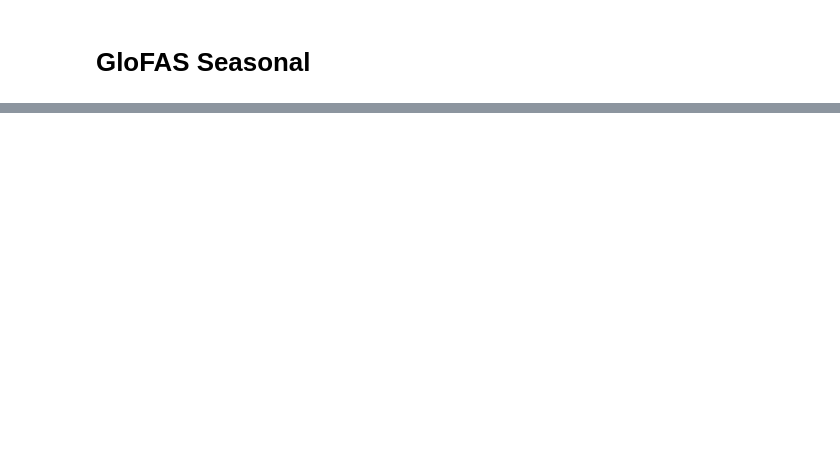
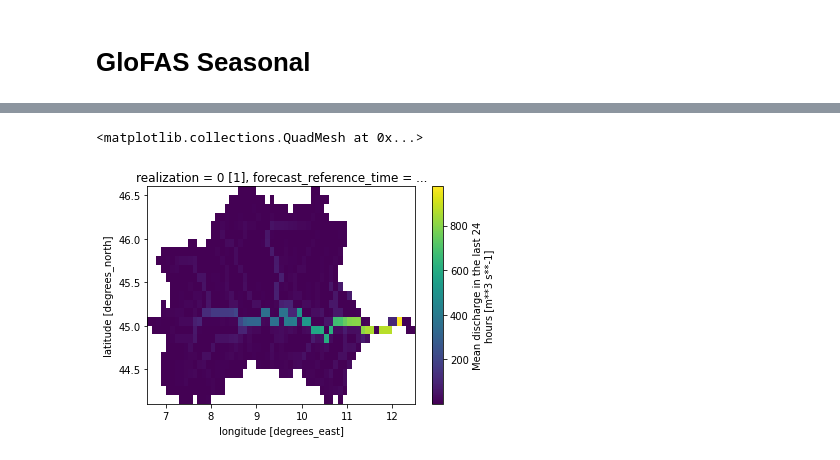
Before and after one commit to iacopoff/climetlab-cems-flood, a Jupyter notebook: docs/source/examples/glofas-seasonal.ipynb, the cells around one changed output, grey strips where cells are left out. Drawn from its saved outputs; the diff is of its cells as text; code cells hidden in the pictures; blank space fills up the shorter version.

Commit message:
glofas seasonal example

```diff
--- a/docs/source/examples/glofas-seasonal.ipynb
+++ b/docs/source/examples/glofas-seasonal.ipynb
@@ -9,11 +23,12 @@ nwse = [50.972204,5.450796, 46.296530, 11.871059] # Ryne
 # %%
-forecast = cml.load_dataset(
+seasonal = cml.load_dataset(
             'cems-flood-glofas-seasonal',
             model='lisflood',
             system_version='operational',
-            period= '20220101-20220301',#'2001-200401-04*',
+            period= '20220101-20220501',#'2001-200401-04*',
             leadtime_hour = '24-3600',
             variable="river_discharge_in_the_last_24_hours",
             area= nwse,
-            split_on=["month"]
-        )
+            split_on=["month"],
+            merger=None
+)
@@ -29,0 +81,4 @@ _ = plt.plot(ds.dis24.isel(forecast_reference_time=0).time.values, ds.dis24.isel
+# %%
+seas = seasonal.to_xarray()
+wb = water_balance.to_xarray()
+cl = climatology_2000_2021.to_xarray()
@@ -29,0 +89,8 @@ _ = plt.plot(ds.dis24.isel(forecast_reference_time=0).time.values, ds.dis24.isel
+# %%
+seas = seas.rio.write_crs("EPSG:4326")
+cmean = cmean.rio.write_crs("EPSG:4326")
+wb = wb.rio.write_crs("EPSG:4326")
+# %%
+seas = seas.rio.clip(gdf_diss.geometry)
+wb = wb.rio.clip(gdf_diss.geometry)
+cmean = cmean.rio.clip(gdf_diss.geometry)
@@ -29,0 +99,5 @@ _ = plt.plot(ds.dis24.isel(forecast_reference_time=0).time.values, ds.dis24.isel
+# %%
+seas.dis24.isel(realization=0,leadtime=0,forecast_reference_time=0).plot()
+# %% [output]
+<matplotlib.collections.QuadMesh at 0x...>
+[figure, added]
```
Also changed, not shown: parts of 15 cells of this notebook, 7 other files.
